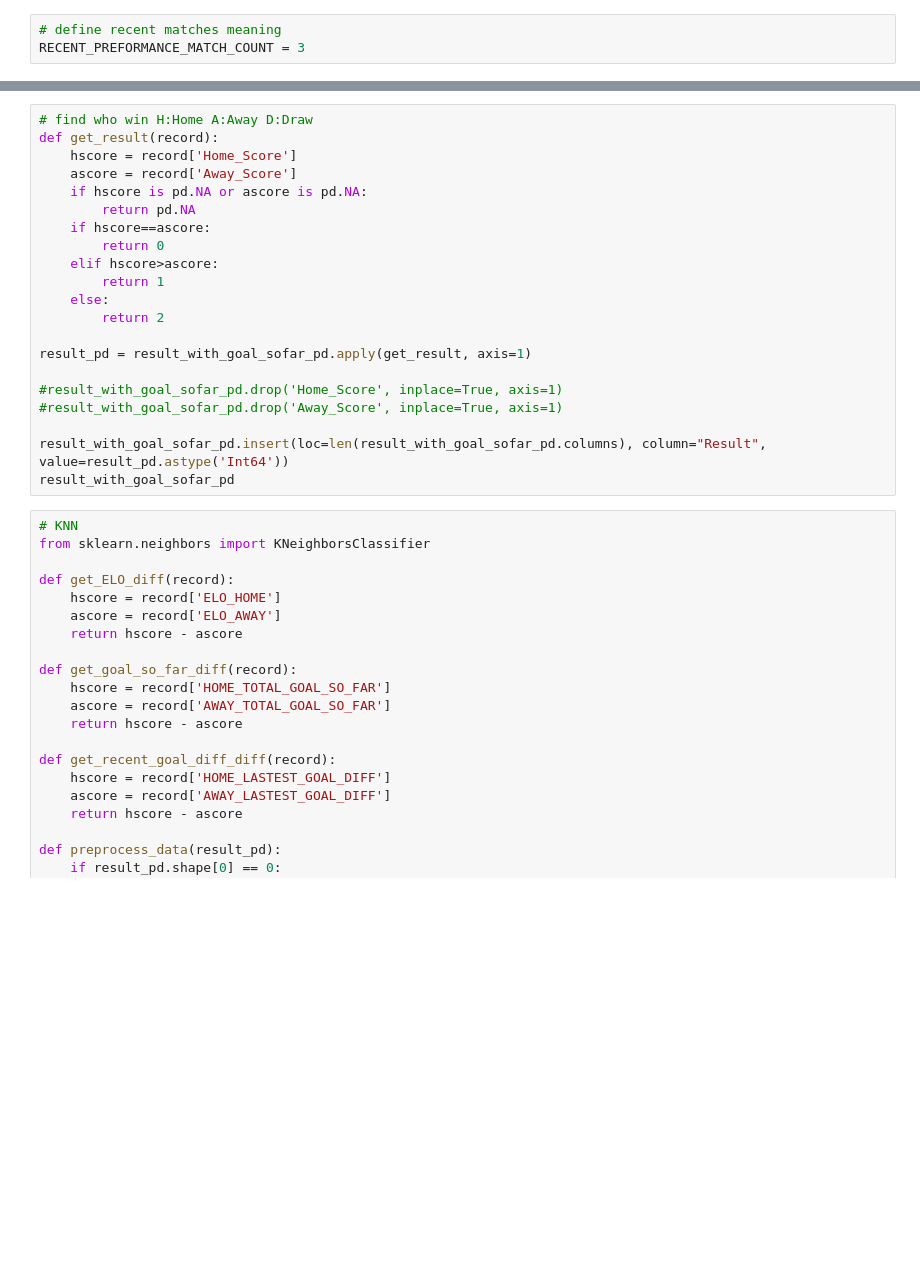
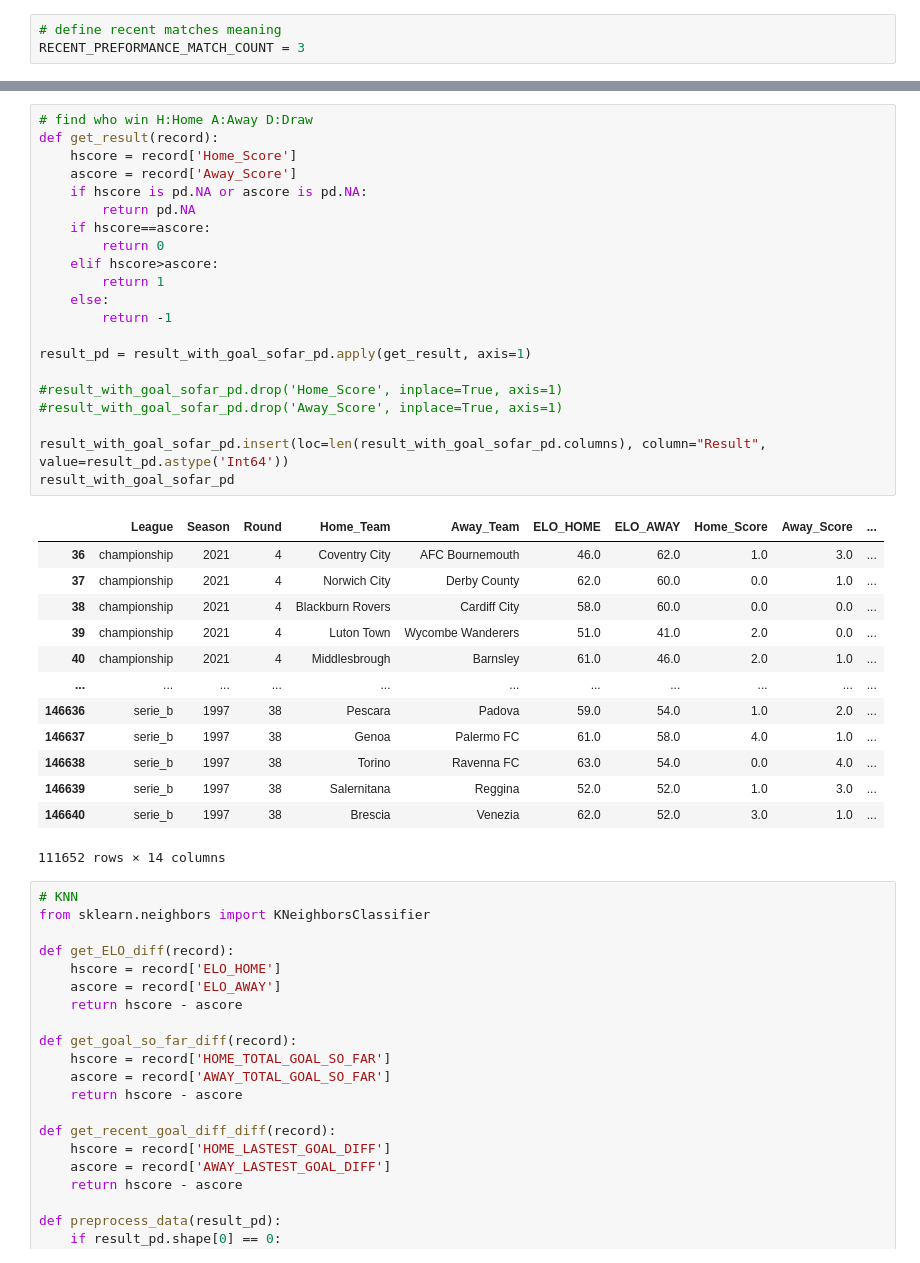
Before and after one commit to frankie-2nfro-com/football_match_outcome_prediction, a Jupyter notebook: M4_ModelTraining_Task3.ipynb, the cells around one changed output, grey strips where cells are left out. Cells and saved outputs as stored; diff of their text form; blank space fills up the shorter version.

```diff
--- a/M4_ModelTraining_Task3.ipynb
+++ b/M4_ModelTraining_Task3.ipynb
@@ -56,24 +112,38 @@ result_with_goal_sofar_pd
 # %%
 # find who win H:Home A:Away D:Draw
 def get_result(record):
     hscore = record['Home_Score']
     ascore = record['Away_Score']
     if hscore is pd.NA or ascore is pd.NA:
         return pd.NA
     if hscore==ascore:
         return 0
     elif hscore>ascore:
         return 1
     else:
-        return 2
+        return -1
 
 result_pd = result_with_goal_sofar_pd.apply(get_result, axis=1)
 
 #result_with_goal_sofar_pd.drop('Home_Score', inplace=True, axis=1)
 #result_with_goal_sofar_pd.drop('Away_Score', inplace=True, axis=1)
 
 result_with_goal_sofar_pd.insert(loc=len(result_with_goal_sofar_pd.columns), column="Result", value=result_pd.astype('Int64'))
 result_with_goal_sofar_pd
+# %% [output]
+|  | League | Season | Round | Home_Team | Away_Team | ELO_HOME | ELO_AWAY | Home_Score | Away_Score | ... |
+| 36 | championship | 2021 | 4 | Coventry City | AFC Bournemouth | 46.0 | 62.0 | 1.0 | 3.0 | ... |
+| 37 | championship | 2021 | 4 | Norwich City | Derby County | 62.0 | 60.0 | 0.0 | 1.0 | ... |
+| 38 | championship | 2021 | 4 | Blackburn Rovers | Cardiff City | 58.0 | 60.0 | 0.0 | 0.0 | ... |
+| 39 | championship | 2021 | 4 | Luton Town | Wycombe Wanderers | 51.0 | 41.0 | 2.0 | 0.0 | ... |
+| 40 | championship | 2021 | 4 | Middlesbrough | Barnsley | 61.0 | 46.0 | 2.0 | 1.0 | ... |
+| ... | ... | ... | ... | ... | ... | ... | ... | ... | ... | ... |
+| 146636 | serie_b | 1997 | 38 | Pescara | Padova | 59.0 | 54.0 | 1.0 | 2.0 | ... |
+| 146637 | serie_b | 1997 | 38 | Genoa | Palermo FC | 61.0 | 58.0 | 4.0 | 1.0 | ... |
+| 146638 | serie_b | 1997 | 38 | Torino | Ravenna FC | 63.0 | 54.0 | 0.0 | 4.0 | ... |
+| 146639 | serie_b | 1997 | 38 | Salernitana | Reggina | 52.0 | 52.0 | 1.0 | 3.0 | ... |
+| 146640 | serie_b | 1997 | 38 | Brescia | Venezia | 62.0 | 52.0 | 3.0 | 1.0 | ... |
+111652 rows × 14 columns
 # %%
 # KNN
 from sklearn.neighbors import KNeighborsClassifier
```
Also changed, not shown: parts of 6 cells of this notebook.
